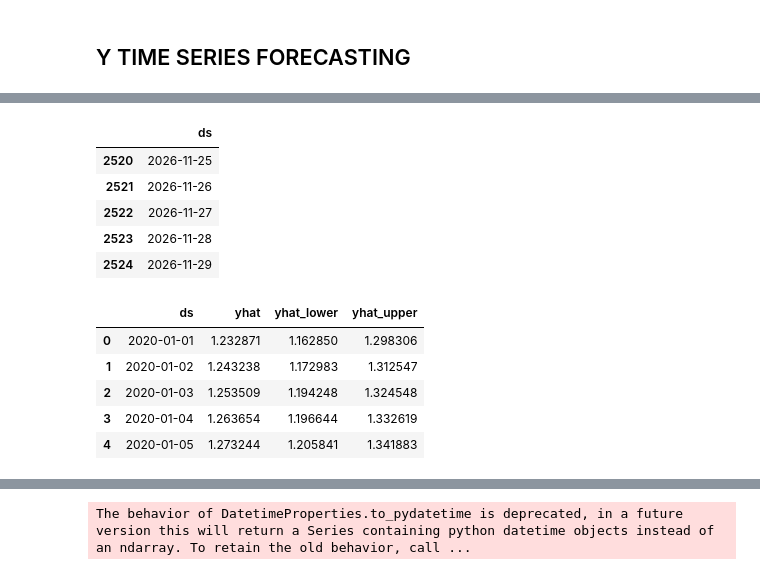
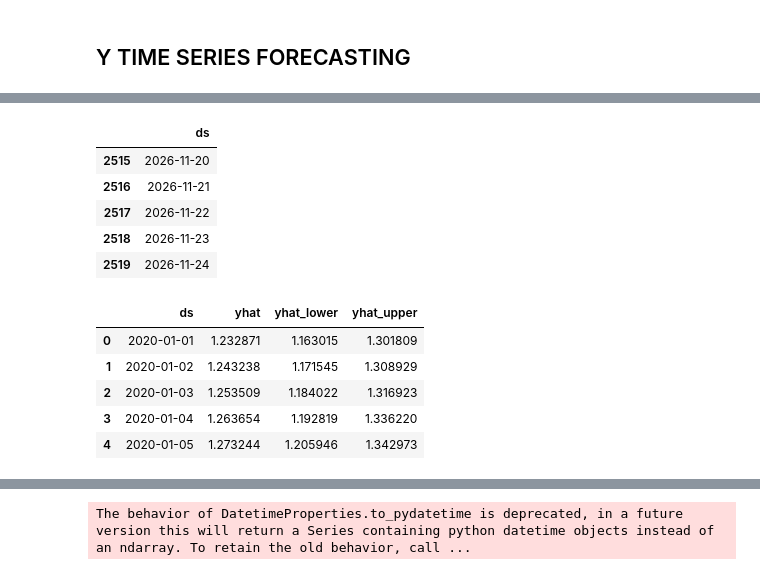
Before and after one commit to Raphlawren/Landshape-Prediction-using-Coordinates, a Jupyter notebook: CoordinatesPrediction.ipynb, the cells around one changed output, grey strips where cells are left out. Cells and saved outputs as stored; diff of their text form; code cells hidden in the pictures.

```diff
--- a/CoordinatesPrediction.ipynb
+++ b/CoordinatesPrediction.ipynb
@@ -269,15 +269,15 @@ m.fit(y_data)
 <prophet.forecaster.Prophet at 0x...>
 # %%
 # setting the number of days it needs to predict for (it is set to 365 so it can predict for 1 year)
-y_future = m.make_future_dataframe(periods=365)
+y_future = m.make_future_dataframe(periods=360)
 y_future.tail()
 # %% [output]
 |  | ds |
-| 2520 | 2026-11-25 |
-| 2521 | 2026-11-26 |
-| 2522 | 2026-11-27 |
-| 2523 | 2026-11-28 |
-| 2524 | 2026-11-29 |
+| 2515 | 2026-11-20 |
+| 2516 | 2026-11-21 |
+| 2517 | 2026-11-22 |
+| 2518 | 2026-11-23 |
+| 2519 | 2026-11-24 |
 # %%
 # predicting the future coordinates
 y_forecast = m.predict(y_future)
@@ -286,11 +286,11 @@ y_forecast = m.predict(y_future)
 y_forecast[['ds','yhat', 'yhat_lower', 'yhat_upper']].head()
 # %% [output]
 |  | ds | yhat | yhat_lower | yhat_upper |
-| 0 | 2020-01-01 | 1.232871 | 1.162850 | 1.298306 |
-| 1 | 2020-01-02 | 1.243238 | 1.172983 | 1.312547 |
-| 2 | 2020-01-03 | 1.253509 | 1.194248 | 1.324548 |
-| 3 | 2020-01-04 | 1.263654 | 1.196644 | 1.332619 |
-| 4 | 2020-01-05 | 1.273244 | 1.205841 | 1.341883 |
+| 0 | 2020-01-01 | 1.232871 | 1.163015 | 1.301809 |
+| 1 | 2020-01-02 | 1.243238 | 1.171545 | 1.308929 |
+| 2 | 2020-01-03 | 1.253509 | 1.184022 | 1.316923 |
+| 3 | 2020-01-04 | 1.263654 | 1.192819 | 1.336220 |
+| 4 | 2020-01-05 | 1.273244 | 1.205946 | 1.342973 |
 # %%
 # Plotting the forecast
 fig3 = m.plot(y_forecast)
```
Also changed, not shown: parts of 21 cells of this notebook.
